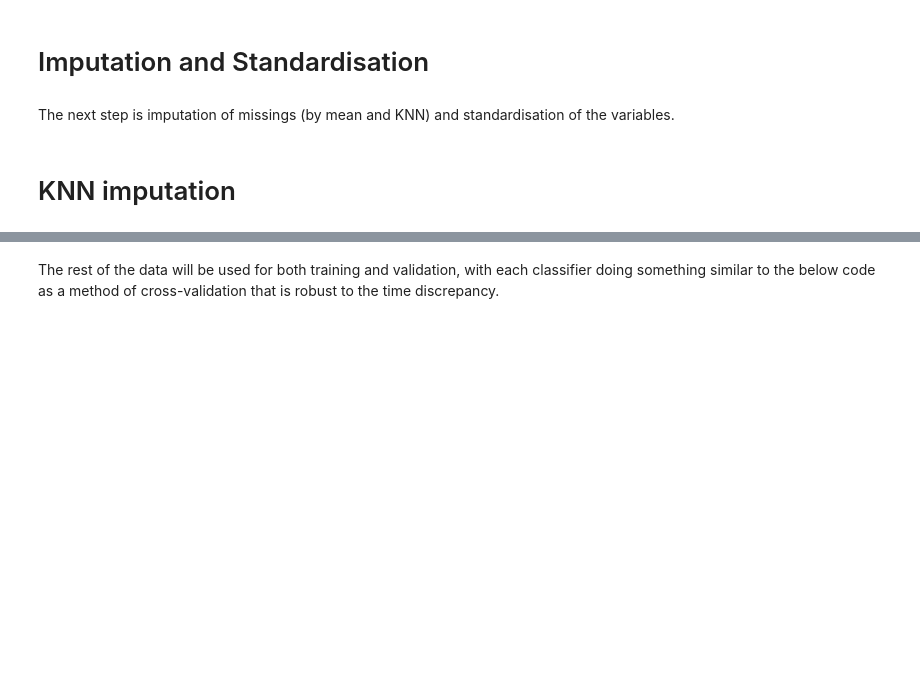
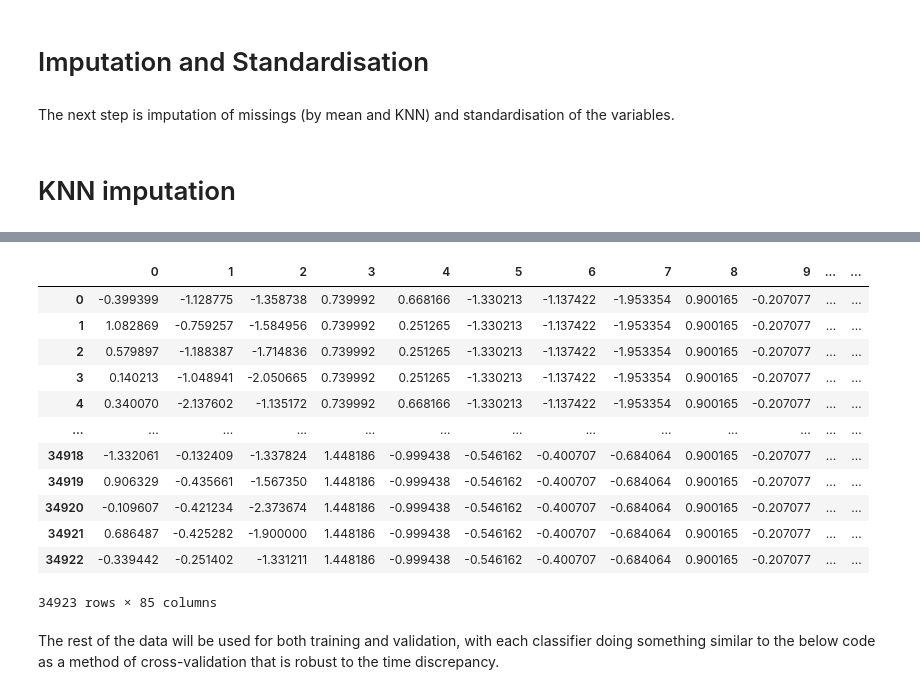
Before and after one commit to GiuliaGGG/Hyperlocal-Air-Quality-Prediction-in-Dublin, a Jupyter notebook: 4-test-validation-training-split.ipynb, the cells around one changed output, grey strips where cells are left out. Drawn from its saved outputs; the diff is of its cells as text; code cells hidden in the pictures; blank space fills up the shorter version.

```diff
--- a/4-test-validation-training-split.ipynb
+++ b/4-test-validation-training-split.ipynb
@@ -113,3 +136,27 @@ Xtest = scaler.transform(Xtest)
+# %%
+import pandas as pd
+
+# Load the datasets
+X_train = pd.read_csv('prepped_data/Xtrain_KNN.csv', header=None)
+X_test = pd.read_csv('prepped_data/Xtest_KNN.csv', header=None)
+y_train = pd.read_csv('prepped_data/ytrain.csv', header=None)
+y_test = pd.read_csv('prepped_data/ytest.csv', header=None)
+# %%
+X_train
+# %% [output]
+|  | 0 | 1 | 2 | 3 | 4 | 5 | 6 | 7 | 8 | 9 | ... | ... |
+| 0 | -0.399399 | -1.128775 | -1.358738 | 0.739992 | 0.668166 | -1.330213 | -1.137422 | -1.953354 | 0.900165 | -0.207077 | ... | ... |
+| 1 | 1.082869 | -0.759257 | -1.584956 | 0.739992 | 0.251265 | -1.330213 | -1.137422 | -1.953354 | 0.900165 | -0.207077 | ... | ... |
+| 2 | 0.579897 | -1.188387 | -1.714836 | 0.739992 | 0.251265 | -1.330213 | -1.137422 | -1.953354 | 0.900165 | -0.207077 | ... | ... |
+| 3 | 0.140213 | -1.048941 | -2.050665 | 0.739992 | 0.251265 | -1.330213 | -1.137422 | -1.953354 | 0.900165 | -0.207077 | ... | ... |
+| 4 | 0.340070 | -2.137602 | -1.135172 | 0.739992 | 0.668166 | -1.330213 | -1.137422 | -1.953354 | 0.900165 | -0.207077 | ... | ... |
+| ... | ... | ... | ... | ... | ... | ... | ... | ... | ... | ... | ... | ... |
+| 34918 | -1.332061 | -0.132409 | -1.337824 | 1.448186 | -0.999438 | -0.546162 | -0.400707 | -0.684064 | 0.900165 | -0.207077 | ... | ... |
+| 34919 | 0.906329 | -0.435661 | -1.567350 | 1.448186 | -0.999438 | -0.546162 | -0.400707 | -0.684064 | 0.900165 | -0.207077 | ... | ... |
+| 34920 | -0.109607 | -0.421234 | -2.373674 | 1.448186 | -0.999438 | -0.546162 | -0.400707 | -0.684064 | 0.900165 | -0.207077 | ... | ... |
+| 34921 | 0.686487 | -0.425282 | -1.900000 | 1.448186 | -0.999438 | -0.546162 | -0.400707 | -0.684064 | 0.900165 | -0.207077 | ... | ... |
+| 34922 | -0.339442 | -0.251402 | -1.331211 | 1.448186 | -0.999438 | -0.546162 | -0.400707 | -0.684064 | 0.900165 | -0.207077 | ... | ... |
+34923 rows × 85 columns
 # %%
 #Export the data
 np.savetxt('prepped_data/Xtrain.csv', Xtrain, delimiter=',')
```
Also changed, not shown: parts of 2 cells of this notebook, 5 other files.
